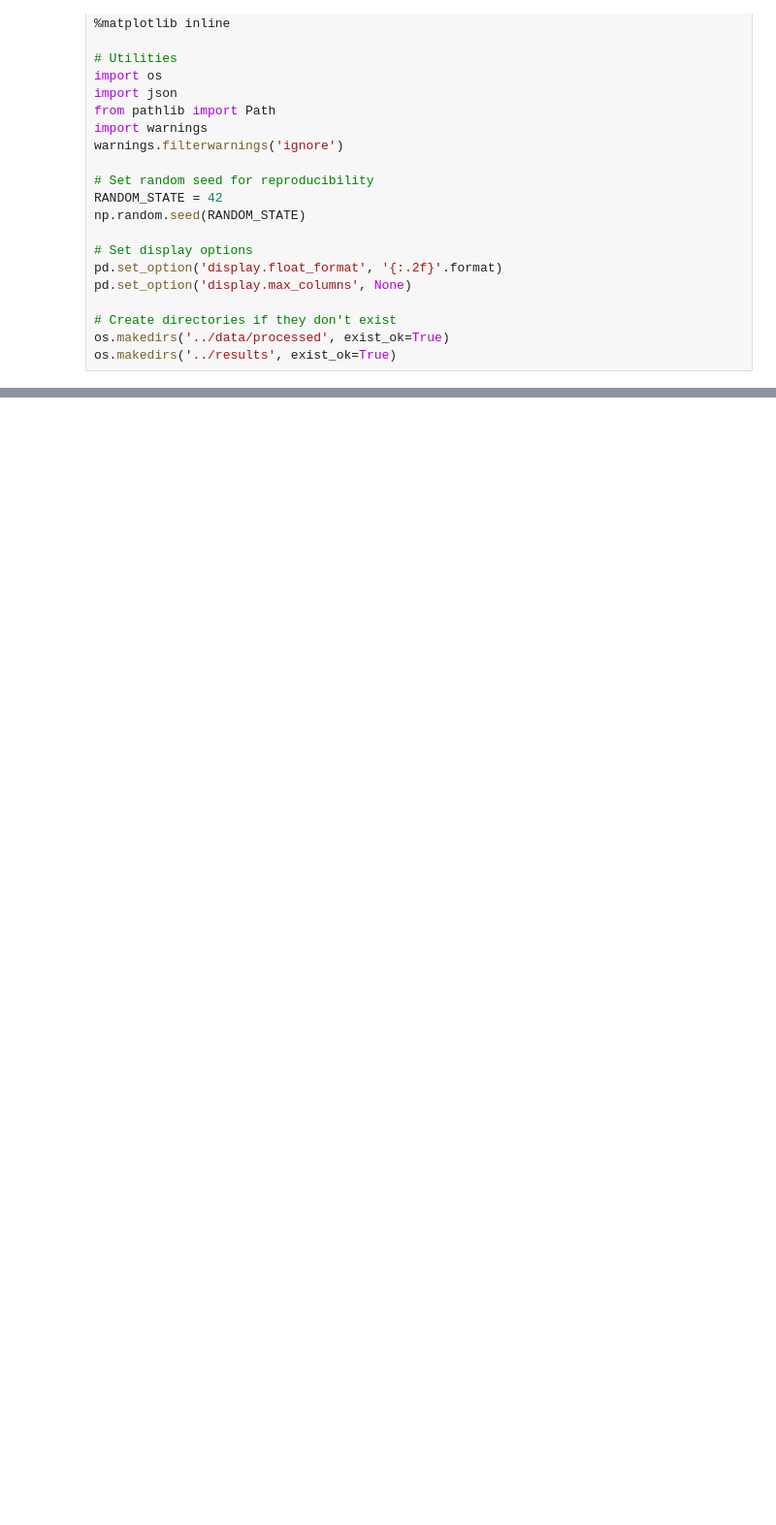
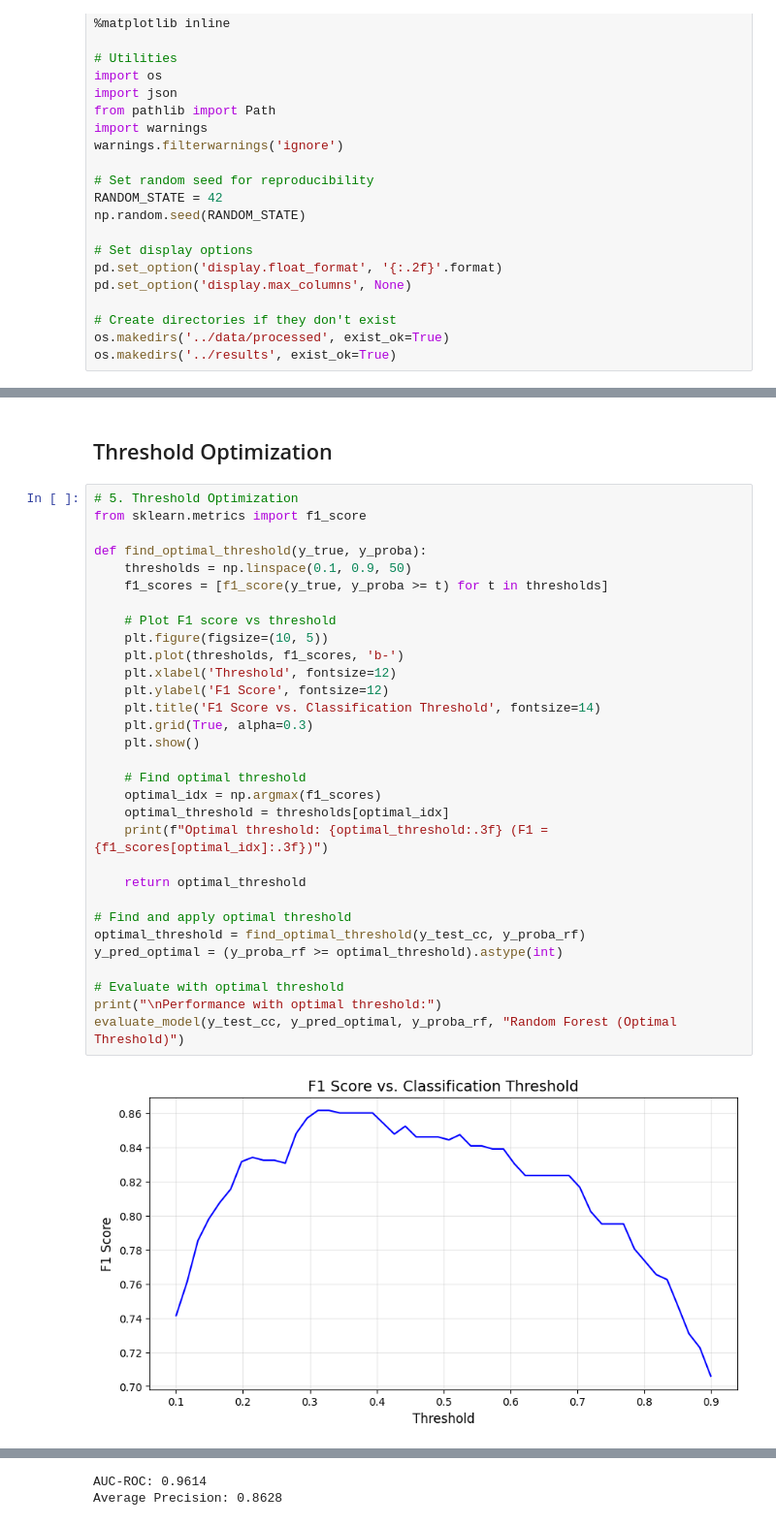
Before and after one commit to soltsega/Week-5_Fraud_Detection, a Jupyter notebook: fraud-detection/notebooks/modeling.ipynb, the cells around one changed output, grey strips where cells are left out. Shown at 97% size. Cells and saved outputs as stored; diff of their text form; blank space fills up the shorter version.

```diff
--- a/fraud-detection/notebooks/modeling.ipynb
+++ b/fraud-detection/notebooks/modeling.ipynb
@@ -100,0 +490,35 @@ os.makedirs('../results', exist_ok=True)
+# %% [markdown]
+## Threshold Optimization
+# %%
+# 5. Threshold Optimization
+from sklearn.metrics import f1_score
+
+def find_optimal_threshold(y_true, y_proba):
+    thresholds = np.linspace(0.1, 0.9, 50)
+    f1_scores = [f1_score(y_true, y_proba >= t) for t in thresholds]
+
+    # Plot F1 score vs threshold
+    plt.figure(figsize=(10, 5))
+    plt.plot(thresholds, f1_scores, 'b-')
+    plt.xlabel('Threshold', fontsize=12)
+    plt.ylabel('F1 Score', fontsize=12)
+    plt.title('F1 Score vs. Classification Threshold', fontsize=14)
+    plt.grid(True, alpha=0.3)
+    plt.show()
+
+    # Find optimal threshold
+    optimal_idx = np.argmax(f1_scores)
+    optimal_threshold = thresholds[optimal_idx]
+    print(f"Optimal threshold: {optimal_threshold:.3f} (F1 = {f1_scores[optimal_idx]:.3f})")
+
+    return optimal_threshold
+
+# Find and apply optimal threshold
+optimal_threshold = find_optimal_threshold(y_test_cc, y_proba_rf)
+y_pred_optimal = (y_proba_rf >= optimal_threshold).astype(int)
+
+# Evaluate with optimal threshold
+print("\nPerformance with optimal threshold:")
+evaluate_model(y_test_cc, y_pred_optimal, y_proba_rf, "Random Forest (Optimal Threshold)")
+# %% [output]
+[figure, added]
@@ -100,0 +543,2 @@ os.makedirs('../results', exist_ok=True)
+AUC-ROC: 0.9614
+Average Precision: 0.8628
```
Also changed, not shown: parts of 28 cells of this notebook.
